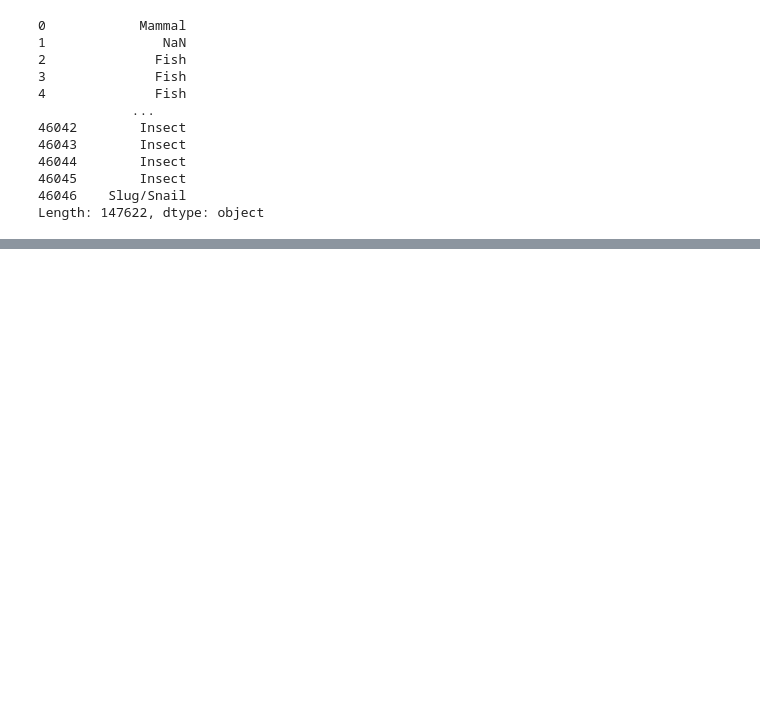
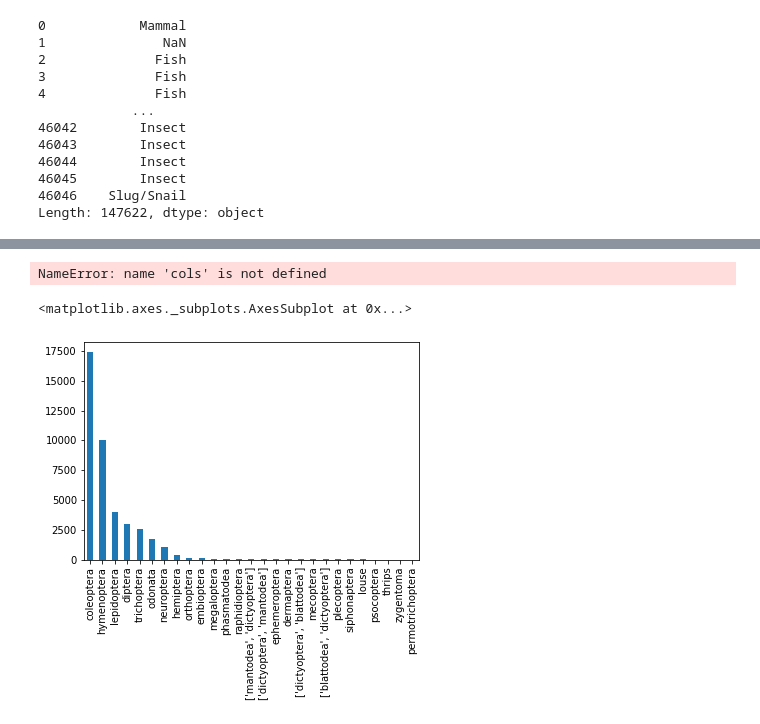
Before and after one commit to till22G/Web_Data_Integration_Project, a Jupyter notebook: notebooks/Data Inspection for Identity resolution.ipynb, the cells around one changed output, grey strips where cells are left out. Drawn from its saved outputs; the diff is of its cells as text; code cells hidden in the pictures; blank space fills up the shorter version.

```diff
--- a/notebooks/Data Inspection for Identity resolution.ipynb
+++ b/notebooks/Data Inspection for Identity resolution.ipynb
@@ -95,0 +141,12 @@ Length: 147622, dtype: object
+# %%
+combined_scientific_name = wd['taxonName'].append(endagered_species['scientific_name'].append(biodiversity['Scientific_Name']))
+# %%
+wd[wd['classLabel'] == 'Insect']['orderLabel'].value_counts().plot(kind='bar')
+# %% [output]
+NameError: name 'cols' is not defined
+# %%
+wd[wd['classLabel'] == 'Insect']['orderLabel'].value_counts().plot(kind='bar')
+#wd[wd['classLabel'] == 'Insect']['familyLabel'].value_counts().plot(kind='bar')
+# %% [output]
+<matplotlib.axes._subplots.AxesSubplot at 0x...>
+[figure, added]
```
Also changed, not shown: parts of 9 cells of this notebook, 1 other file.
